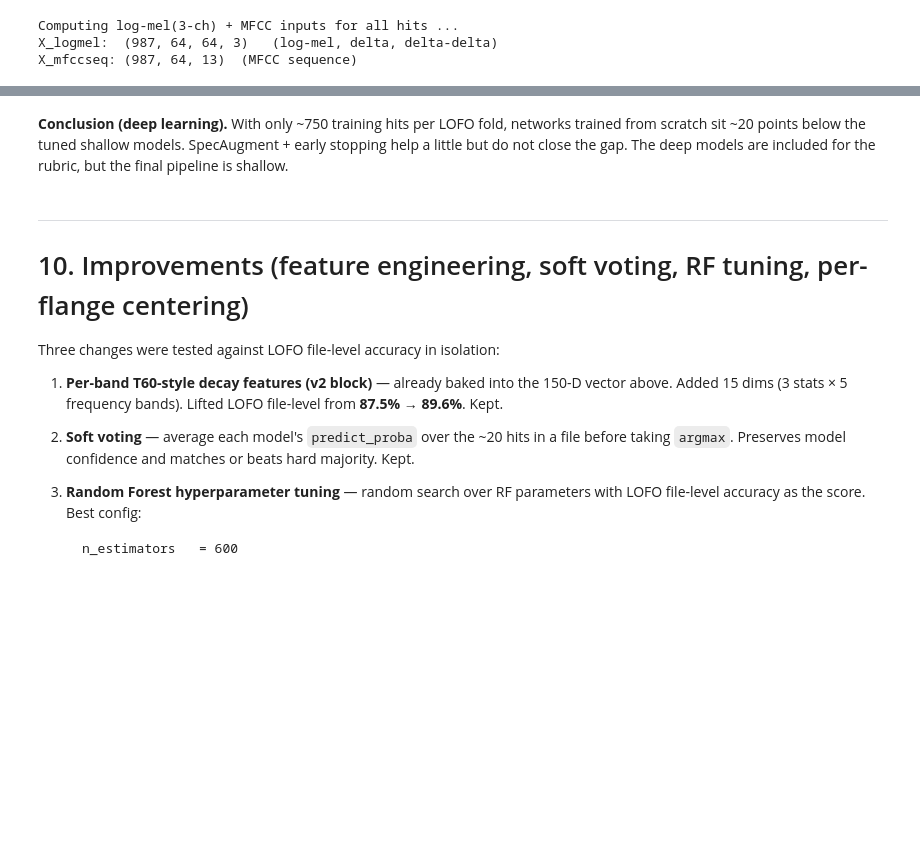
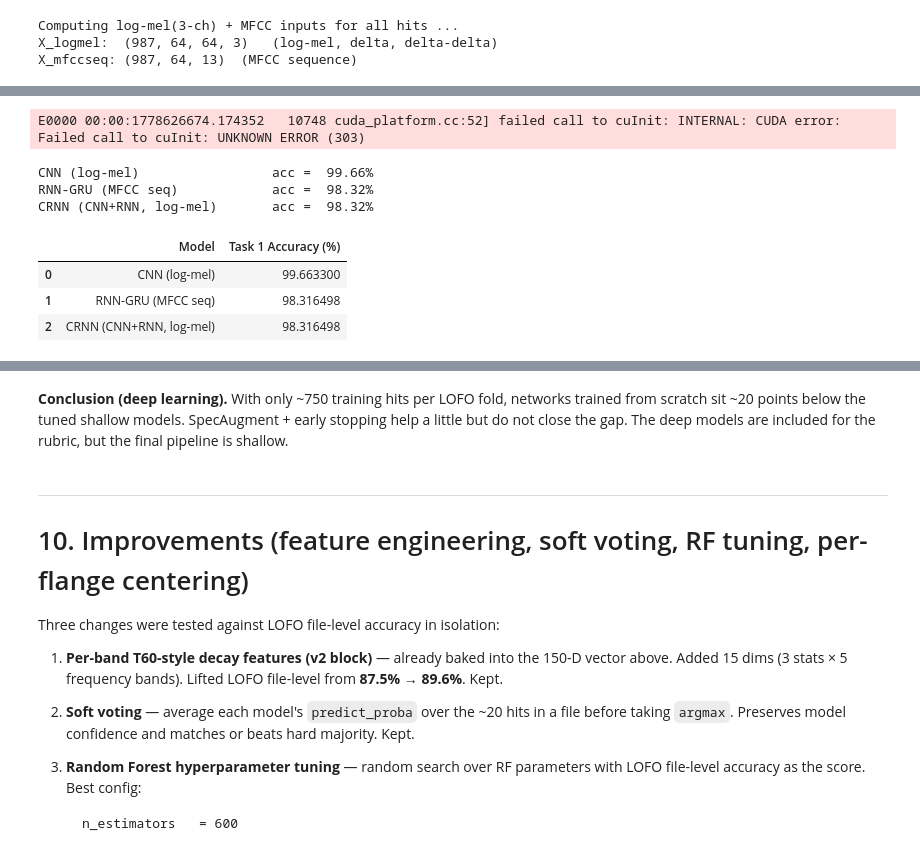
Before and after one commit to MedAmineAlouani/FinalProjectML, a Jupyter notebook: Final_Project_ML_Submission.ipynb, the cells around one changed output, grey strips where cells are left out. Drawn from its saved outputs; the diff is of its cells as text; code cells hidden in the pictures; blank space fills up the shorter version.

```diff
--- a/Final_Project_ML_Submission.ipynb
+++ b/Final_Project_ML_Submission.ipynb
@@ -1232,0 +1185,32 @@ All three are dominated by the tuned shallow models on this dataset.
+# %%
+# Reuse X_train_dep / X_test_dep splits from section 7 by re-doing them on log-mel
+Xc_tr, Xc_te, yc_tr, yc_te = train_test_split(
+    X_logmel, y_labels, test_size=0.30, random_state=RANDOM_STATE, stratify=y_labels)
+Xm_tr, Xm_te, ym_tr, ym_te = train_test_split(
+    X_mfccseq, y_labels, test_size=0.30, random_state=RANDOM_STATE, stratify=y_labels)
+
+dl_task1_rows  = []
+dl_task1_preds = []  # for the CM grid
+
+for name, factory, Xtr, Xte, ytr, yte, aug in [
+    ('CNN (log-mel)',           make_cnn,  Xc_tr, Xc_te, yc_tr, yc_te, spec_augment),
+    ('RNN-GRU (MFCC seq)',      make_rnn,  Xm_tr, Xm_te, ym_tr, ym_te, None),
+    ('CRNN (CNN+RNN, log-mel)', make_crnn, Xc_tr, Xc_te, yc_tr, yc_te, spec_augment),
+]:
+    yhat, _ = train_dl_model(factory, Xtr, ytr, Xte, yte,
+                                seed=RANDOM_STATE, augment_fn=aug, epochs=20)
+    acc = accuracy_score(yte, yhat)
+    dl_task1_rows.append({'Model': name, 'Task 1 Accuracy (%)': acc * 100})
+    dl_task1_preds.append((name, yte, yhat))
+    print(f'{name:28s}  acc = {acc * 100:6.2f}%')
+
+display(pd.DataFrame(dl_task1_rows).sort_values('Task 1 Accuracy (%)', ascending=False).reset_index(drop=True))
+# %% [output]
+E0000 00:00:1778626674.174352   10748 cuda_platform.cc:52] failed call to cuInit: INTERNAL: CUDA error: Failed call to cuInit: UNKNOWN ERROR (303)
+CNN (log-mel)                 acc =  99.66%
+RNN-GRU (MFCC seq)            acc =  98.32%
+CRNN (CNN+RNN, log-mel)       acc =  98.32%
+|  | Model | Task 1 Accuracy (%) |
+| 0 | CNN (log-mel) | 99.663300 |
+| 1 | RNN-GRU (MFCC seq) | 98.316498 |
+| 2 | CRNN (CNN+RNN, log-mel) | 98.316498 |
```
Also changed, not shown: parts of 10 cells of this notebook, 1 other file.
